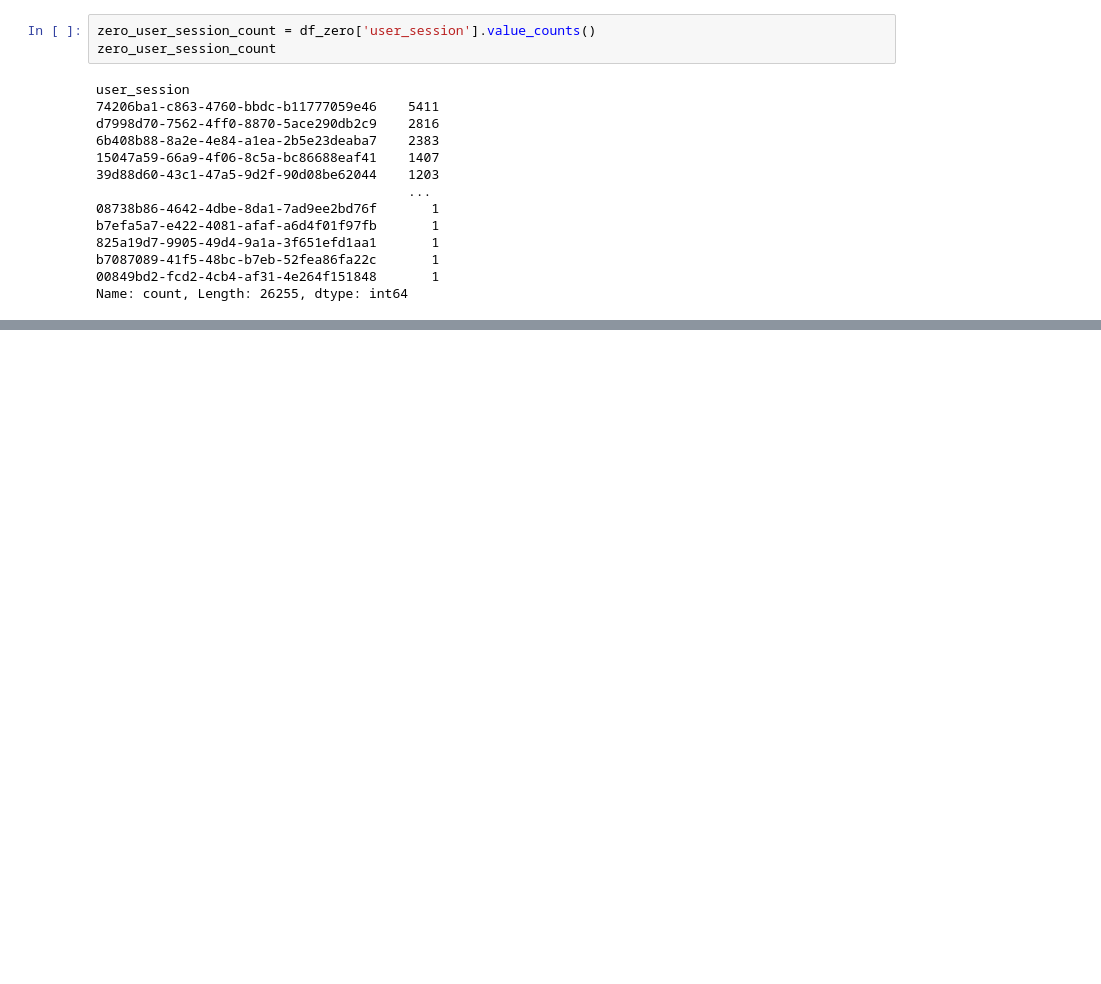
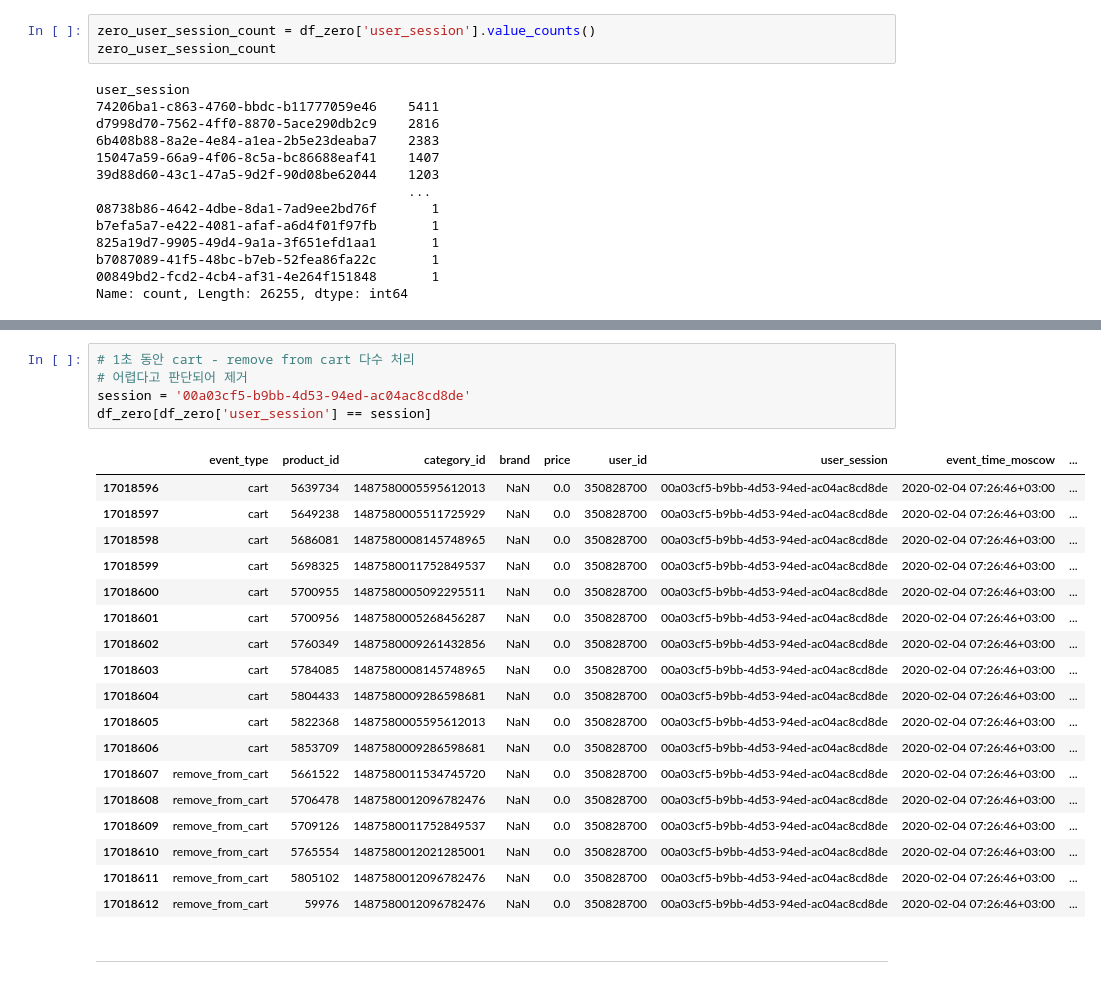
Before and after one commit to Blche/datathon_09, a Jupyter notebook: members/문세희/03_price_zero_and_price_inconsistency_check.ipynb.ipynb, the cells around one changed output, grey strips where cells are left out. Cells and saved outputs as stored; diff of their text form; blank space fills up the shorter version.

```diff
--- a/members/문세희/03_price_zero_and_price_inconsistency_check.ipynb.ipynb
+++ b/members/문세희/03_price_zero_and_price_inconsistency_check.ipynb.ipynb
@@ -375,0 +519,26 @@ df_zero[df_zero['user_session'] == session]
+# %%
+# 1초 동안 cart - remove from cart 다수 처리
+# 어렵다고 판단되어 제거
+session = '00a03cf5-b9bb-4d53-94ed-ac04ac8cd8de'
+df_zero[df_zero['user_session'] == session]
+# %% [output]
+|  | event_type | product_id | category_id | brand | price | user_id | user_session | event_time_moscow | ... |
+| 17018596 | cart | 5639734 | 1487580005595612013 | NaN | 0.0 | 350828700 | 00a03cf5-b9bb-4d53-94ed-ac04ac8cd8de | 2020-02-04 07:26:46+03:00 | ... |
+| 17018597 | cart | 5649238 | 1487580005511725929 | NaN | 0.0 | 350828700 | 00a03cf5-b9bb-4d53-94ed-ac04ac8cd8de | 2020-02-04 07:26:46+03:00 | ... |
+| 17018598 | cart | 5686081 | 1487580008145748965 | NaN | 0.0 | 350828700 | 00a03cf5-b9bb-4d53-94ed-ac04ac8cd8de | 2020-02-04 07:26:46+03:00 | ... |
+| 17018599 | cart | 5698325 | 1487580011752849537 | NaN | 0.0 | 350828700 | 00a03cf5-b9bb-4d53-94ed-ac04ac8cd8de | 2020-02-04 07:26:46+03:00 | ... |
+| 17018600 | cart | 5700955 | 1487580005092295511 | NaN | 0.0 | 350828700 | 00a03cf5-b9bb-4d53-94ed-ac04ac8cd8de | 2020-02-04 07:26:46+03:00 | ... |
+| 17018601 | cart | 5700956 | 1487580005268456287 | NaN | 0.0 | 350828700 | 00a03cf5-b9bb-4d53-94ed-ac04ac8cd8de | 2020-02-04 07:26:46+03:00 | ... |
+| 17018602 | cart | 5760349 | 1487580009261432856 | NaN | 0.0 | 350828700 | 00a03cf5-b9bb-4d53-94ed-ac04ac8cd8de | 2020-02-04 07:26:46+03:00 | ... |
+| 17018603 | cart | 5784085 | 1487580008145748965 | NaN | 0.0 | 350828700 | 00a03cf5-b9bb-4d53-94ed-ac04ac8cd8de | 2020-02-04 07:26:46+03:00 | ... |
+| 17018604 | cart | 5804433 | 1487580009286598681 | NaN | 0.0 | 350828700 | 00a03cf5-b9bb-4d53-94ed-ac04ac8cd8de | 2020-02-04 07:26:46+03:00 | ... |
+| 17018605 | cart | 5822368 | 1487580005595612013 | NaN | 0.0 | 350828700 | 00a03cf5-b9bb-4d53-94ed-ac04ac8cd8de | 2020-02-04 07:26:46+03:00 | ... |
+| 17018606 | cart | 5853709 | 1487580009286598681 | NaN | 0.0 | 350828700 | 00a03cf5-b9bb-4d53-94ed-ac04ac8cd8de | 2020-02-04 07:26:46+03:00 | ... |
+| 17018607 | remove_from_cart | 5661522 | 1487580011534745720 | NaN | 0.0 | 350828700 | 00a03cf5-b9bb-4d53-94ed-ac04ac8cd8de | 2020-02-04 07:26:46+03:00 | ... |
+| 17018608 | remove_from_cart | 5706478 | 1487580012096782476 | NaN | 0.0 | 350828700 | 00a03cf5-b9bb-4d53-94ed-ac04ac8cd8de | 2020-02-04 07:26:46+03:00 | ... |
+| 17018609 | remove_from_cart | 5709126 | 1487580011752849537 | NaN | 0.0 | 350828700 | 00a03cf5-b9bb-4d53-94ed-ac04ac8cd8de | 2020-02-04 07:26:46+03:00 | ... |
+| 17018610 | remove_from_cart | 5765554 | 1487580012021285001 | NaN | 0.0 | 350828700 | 00a03cf5-b9bb-4d53-94ed-ac04ac8cd8de | 2020-02-04 07:26:46+03:00 | ... |
+| 17018611 | remove_from_cart | 5805102 | 1487580012096782476 | NaN | 0.0 | 350828700 | 00a03cf5-b9bb-4d53-94ed-ac04ac8cd8de | 2020-02-04 07:26:46+03:00 | ... |
+| 17018612 | remove_from_cart | 59976 | 1487580012096782476 | NaN | 0.0 | 350828700 | 00a03cf5-b9bb-4d53-94ed-ac04ac8cd8de | 2020-02-04 07:26:46+03:00 | ... |
+# %% [markdown]
+---
```
Also changed, not shown: parts of 21 cells of this notebook, 1 other file.
